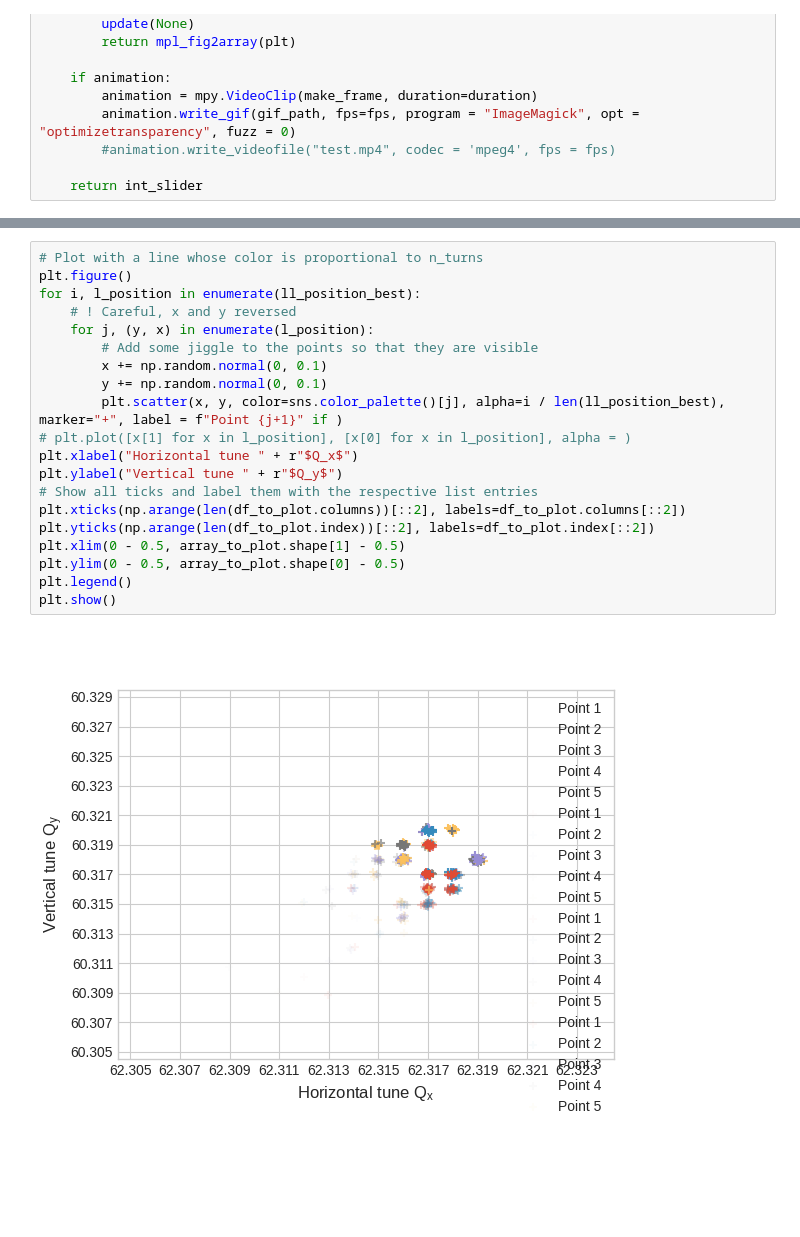
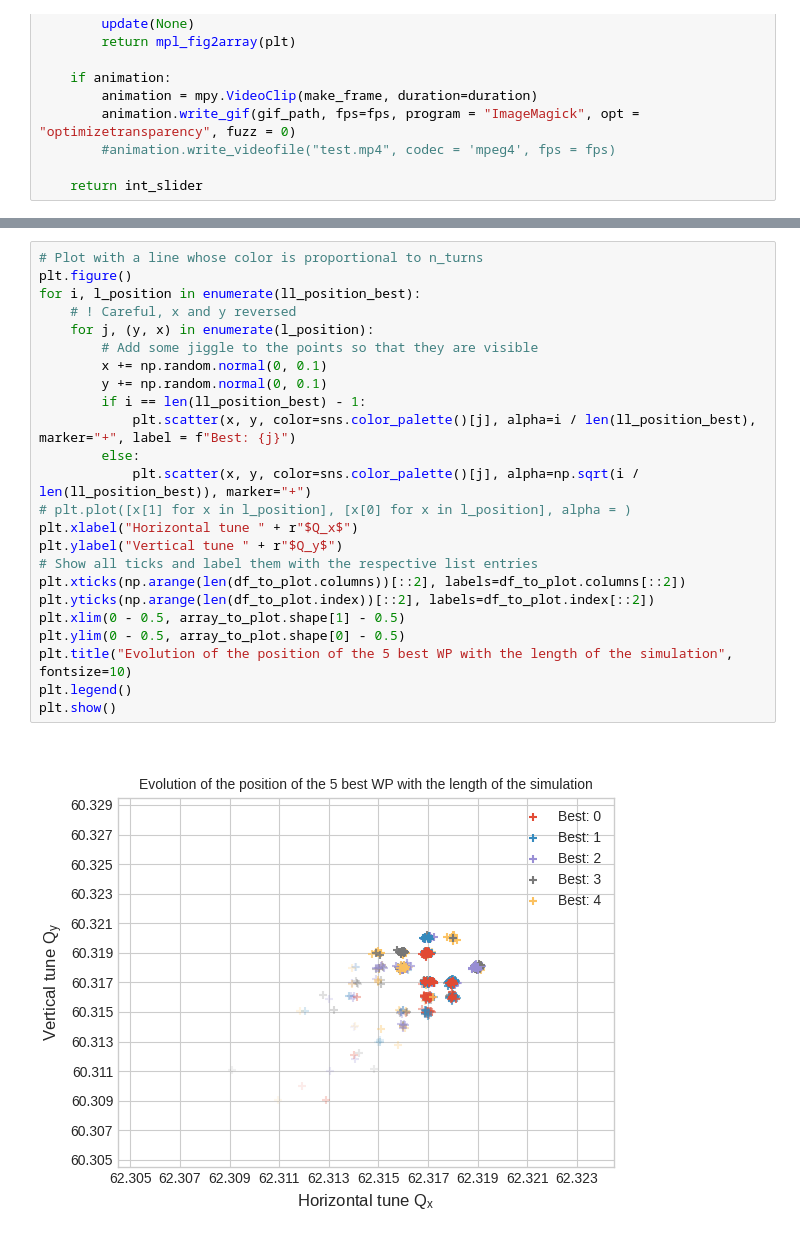
Before and after one commit to ColasDroin/DA_study, a Jupyter notebook: master_study/analysis/analysis_opt_flathv_75_1500_withBB_chroma15_1p4 copy.ipynb, the cells around one changed output, grey strips where cells are left out. Saved outputs shown, nothing was run; the diff lists cells and outputs as text; blank space fills up the shorter version.

```diff
--- a/master_study/analysis/analysis_opt_flathv_75_1500_withBB_chroma15_1p4 copy.ipynb
+++ b/master_study/analysis/analysis_opt_flathv_75_1500_withBB_chroma15_1p4 copy.ipynb
@@ -392,22 +389,26 @@ plt.show()
 # %%
 # Plot with a line whose color is proportional to n_turns
 plt.figure()
 for i, l_position in enumerate(ll_position_best):
     # ! Careful, x and y reversed
     for j, (y, x) in enumerate(l_position):
         # Add some jiggle to the points so that they are visible
         x += np.random.normal(0, 0.1)
         y += np.random.normal(0, 0.1)
-        plt.scatter(x, y, color=sns.color_palette()[j], alpha=i / len(ll_position_best), marker="+", label = f"Point {j+1}" if )
+        if i == len(ll_position_best) - 1:
+            plt.scatter(x, y, color=sns.color_palette()[j], alpha=i / len(ll_position_best), marker="+", label = f"Best: {j}")
+        else:
+            plt.scatter(x, y, color=sns.color_palette()[j], alpha=np.sqrt(i / len(ll_position_best)), marker="+")
 # plt.plot([x[1] for x in l_position], [x[0] for x in l_position], alpha = )
 plt.xlabel("Horizontal tune " + r"$Q_x$")
 plt.ylabel("Vertical tune " + r"$Q_y$")
 # Show all ticks and label them with the respective list entries
 plt.xticks(np.arange(len(df_to_plot.columns))[::2], labels=df_to_plot.columns[::2])
 plt.yticks(np.arange(len(df_to_plot.index))[::2], labels=df_to_plot.index[::2])
 plt.xlim(0 - 0.5, array_to_plot.shape[1] - 0.5)
 plt.ylim(0 - 0.5, array_to_plot.shape[0] - 0.5)
+plt.title("Evolution of the position of the 5 best WP with the length of the simulation", fontsize=10)
 plt.legend()
 plt.show()
 # %% [output]
-[figure, old version]
+[figure, new version]
```
Also changed, not shown: parts of 2 cells of this notebook, 1 other file.
